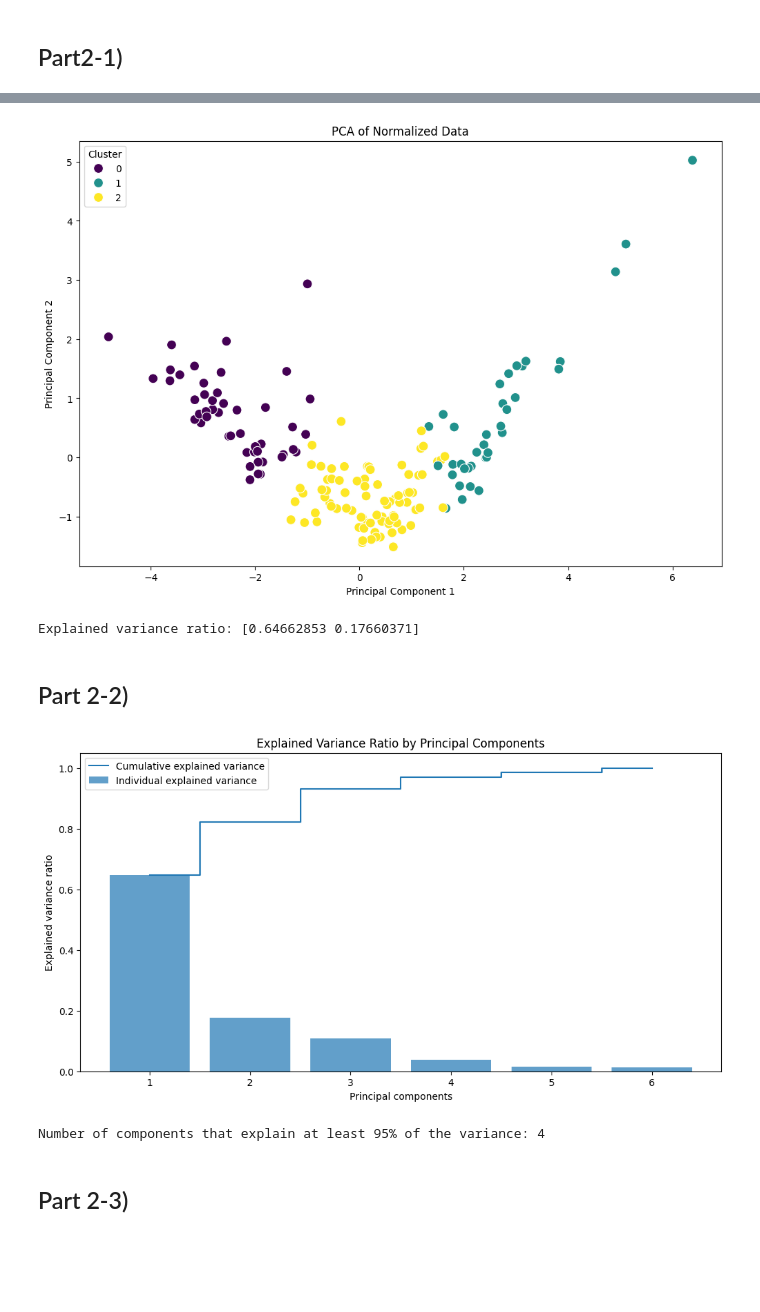
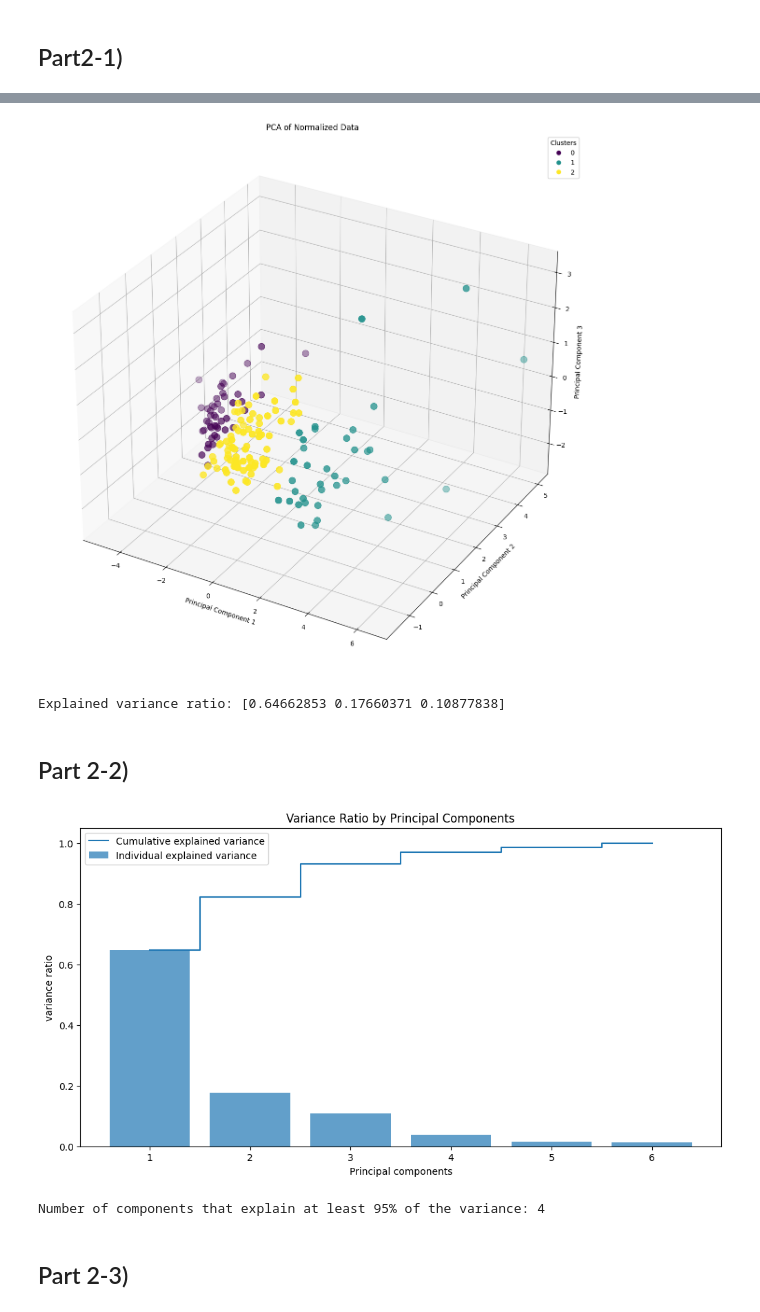
Before and after one commit to Ali-J-Fesharaki/Applied_ML_Course, a Jupyter notebook: ML-HW05/p1.ipynb, the cells around one changed output, grey strips where cells are left out. Saved outputs shown, nothing was run; the diff lists cells and outputs as text; code cells hidden in the pictures; blank space fills up the shorter version.

```diff
--- a/ML-HW05/p1.ipynb
+++ b/ML-HW05/p1.ipynb
@@ -166,46 +203,53 @@ plt.show()
 # %%
 import pandas as pd
 import matplotlib.pyplot as plt
+from mpl_toolkits.mplot3d import Axes3D
 import seaborn as sns
-from sklearn.preprocessing import StandardScaler
 from sklearn.decomposition import PCA
-from sklearn.cluster import KMeans
-from sklearn.metrics import silhouette_score
-import numpy as np
 
+# Assuming reduced_data and numerical_features are defined
+# and data['Cluster'] contains the cluster labels
 
-
-silhouette_scores = []
-for k in range(2, 11):
-    kmeans = KMeans(n_clusters=k, random_state=42)
-    kmeans.fit(reduced_data[numerical_features])
-    score = silhouette_score(reduced_data[numerical_features], kmeans.labels_)
-    silhouette_scores.append(score)
-
-optimal_clusters = np.argmax(silhouette_scores) + 2
-
-kmeans = KMeans(n_clusters=optimal_clusters, random_state=13)
-kmeans.fit(reduced_data[numerical_features])
-
-data['Cluster'] = kmeans.labels_
-
-pca = PCA(n_components=2)
+# Perform PCA
+pca = PCA(n_components=3)
 pca_result = pca.fit_transform(reduced_data[numerical_features])
 
-pca_df = pd.DataFrame(data=pca_result, columns=['PC1', 'PC2'])
+# Create a DataFrame with PCA results and cluster labels
+pca_df = pd.DataFrame(data=pca_result, columns=['PC1', 'PC2', 'PC3'])
 pca_df['Cluster'] = data['Cluster']
 
-plt.figure(figsize=(12, 8))
-sns.scatterplot(data=pca_df, x='PC1', y='PC2', hue='Cluster', palette='viridis', s=100)
-plt.title('PCA of Normalized Data')
-plt.xlabel('Principal Component 1')
-plt.ylabel('Principal Component 2')
+# Plotting
+fig = plt.figure(figsize=(25, 15))
+ax = fig.add_subplot(111, projection='3d')
+
+# Create the scatter plot
+scatter = ax.scatter(
+    pca_df['PC1'],
+    pca_df['PC2'],
+    pca_df['PC3'],
+    c=pca_df['Cluster'],
+    cmap='viridis',
+    s=100
+)
+
+# Add titles and labels
+ax.set_title('PCA of Normalized Data')
+ax.set_xlabel('Principal Component 1')
+ax.set_ylabel('Principal Component 2')
+ax.set_zlabel('Principal Component 3')
+
+# Add a legend
+legend1 = ax.legend(*scatter.legend_elements(), title="Clusters")
+ax.add_artist(legend1)
+
+# Show the plot
 plt.show()
 
+# Print the explained variance ratio
 print(f'Explained variance ratio: {pca.explained_variance_ratio_}')
 # %% [output]
-[figure, old version]
+[figure, new version]
-Explained variance ratio: [0.64662853 0.17660371]
+Explained variance ratio: [0.64662853 0.17660371 0.10877838]
 # %% [markdown]
 ## Part 2-2)
 # %%
@@ -213,25 +257,18 @@ import matplotlib.pyplot as plt
 from sklearn.decomposition import PCA
 import numpy as np
 
-
-
-
 pca = PCA()
 pca.fit(reduced_data[numerical_features])
 
-
 explained_variance_ratio = pca.explained_variance_ratio_
 
-
 cumulative_explained_variance = np.cumsum(explained_variance_ratio)
-
-
 plt.figure(figsize=(12, 6))
 plt.bar(range(1, len(explained_variance_ratio) + 1), explained_variance_ratio, alpha=0.7, align='center', label='Individual explained variance')
 plt.step(range(1, len(cumulative_explained_variance) + 1), cumulative_explained_variance, where='mid', label='Cumulative explained variance')
 plt.xlabel('Principal components')
-plt.ylabel('Explained variance ratio')
-plt.title('Explained Variance Ratio by Principal Components')
+plt.ylabel('variance ratio')
+plt.title('Variance Ratio by Principal Components')
 plt.legend(loc='best')
 plt.show()
 
@@ -239,7 +276,7 @@ plt.show()
 num_components_95_variance = np.argmax(cumulative_explained_variance >= 0.95) + 1
 print(f'Number of components that explain at least 95% of the variance: {num_components_95_variance}')
 # %% [output]
-[figure, old version]
+[figure, new version]
 Number of components that explain at least 95% of the variance: 4
 # %% [markdown]
 ## Part 2-3)
```
Also changed, not shown: parts of 6 cells of this notebook, 7 other files.
